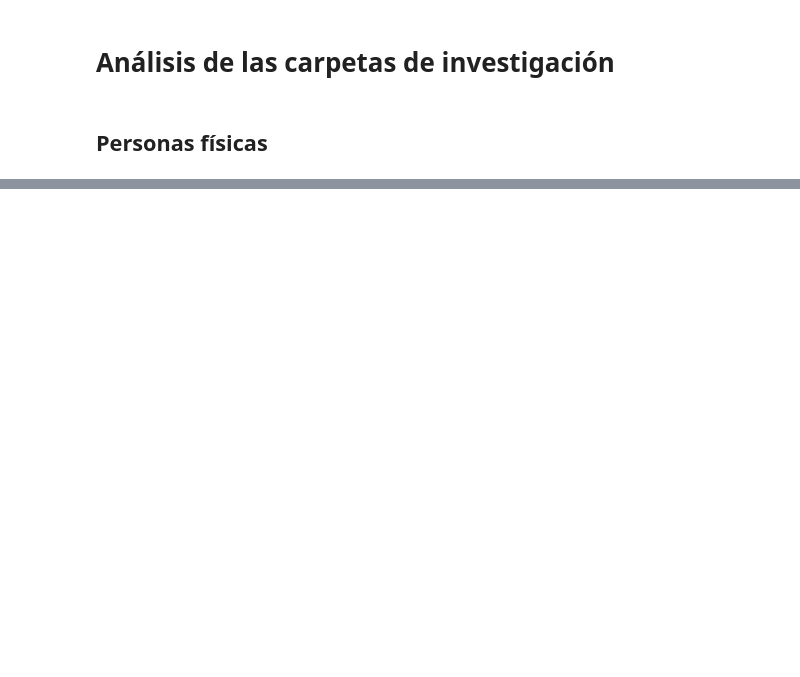
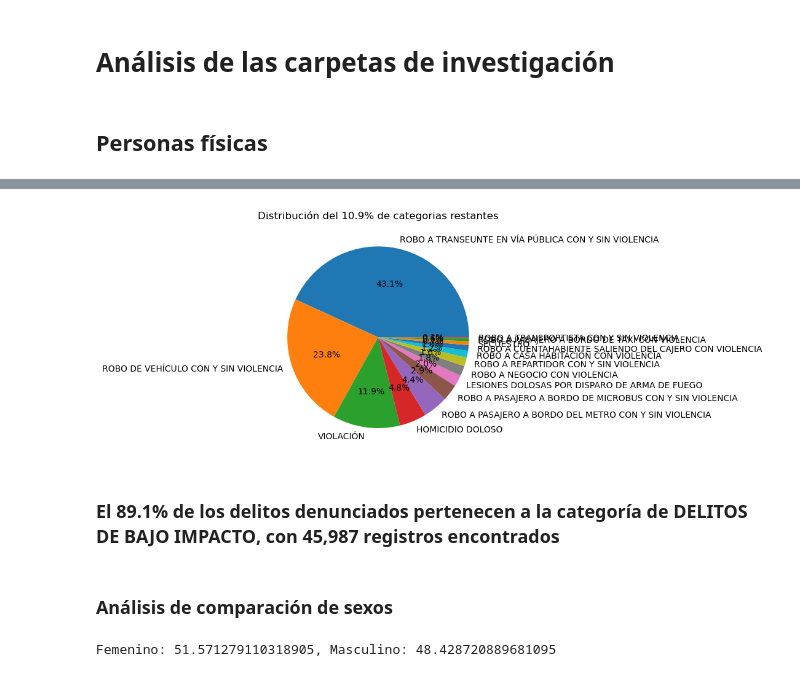
Before and after one commit to porto-o/analisis_carpetas_investigacion, a Jupyter notebook: Analisis.ipynb, the cells around one changed output, grey strips where cells are left out. Cells and saved outputs as stored; diff of their text form; code cells hidden in the pictures; blank space fills up the shorter version.

```diff
--- a/Analisis.ipynb
+++ b/Analisis.ipynb
@@ -40,0 +81,18 @@ hombres = df_fisica.loc[df_fisica["sexo"] == "Masculino"]
+# %%
+plt.pie(cat_otros, labels=cat_otros.index, autopct='%1.1f%%')
+plt.title("Distribución del 10.9% de categorias restantes")
+
+plt.show()
+# %% [output]
+[figure, added]
+# %% [markdown]
+### El 89.1% de los delitos denunciados pertenecen a la categoría de **DELITOS DE BAJO IMPACTO**, con 45,987 registros encontrados
+# %% [markdown]
+### Análisis de comparación de sexos
+# %%
+sexo_total = df_fisica["sexo"].value_counts()
+porc_fem = (26_618 * 100) / sexo_total.sum()
+porc_mas = 100 - porc_fem
+print(f'Femenino: {porc_fem}, Masculino: {porc_mas}')
+# %% [output]
+Femenino: 51.571279110318905, Masculino: 48.428720889681095
```
Also changed, not shown: parts of 30 cells of this notebook.
